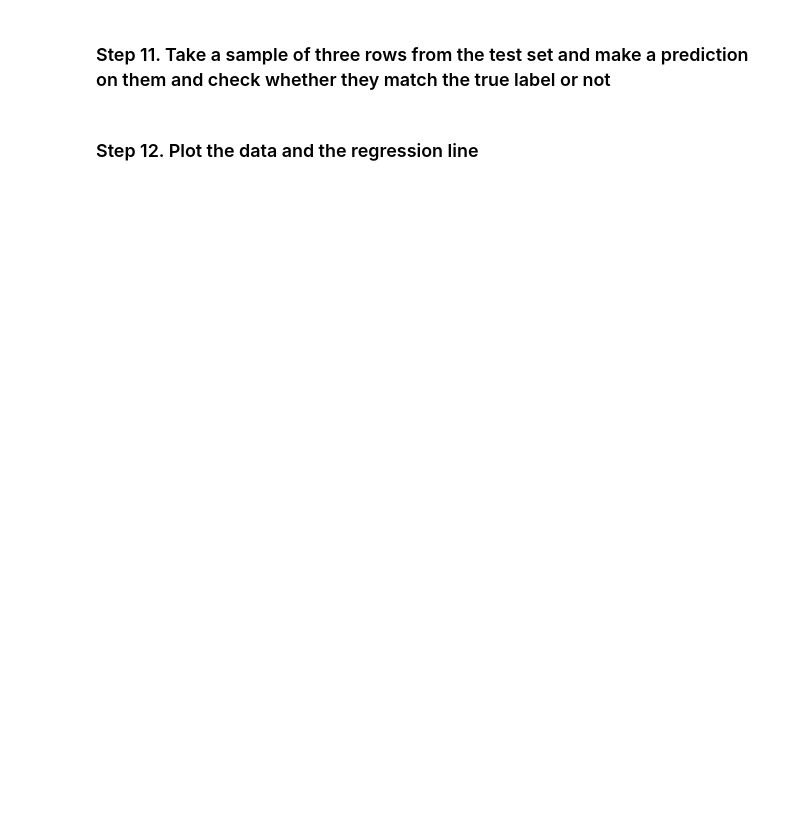
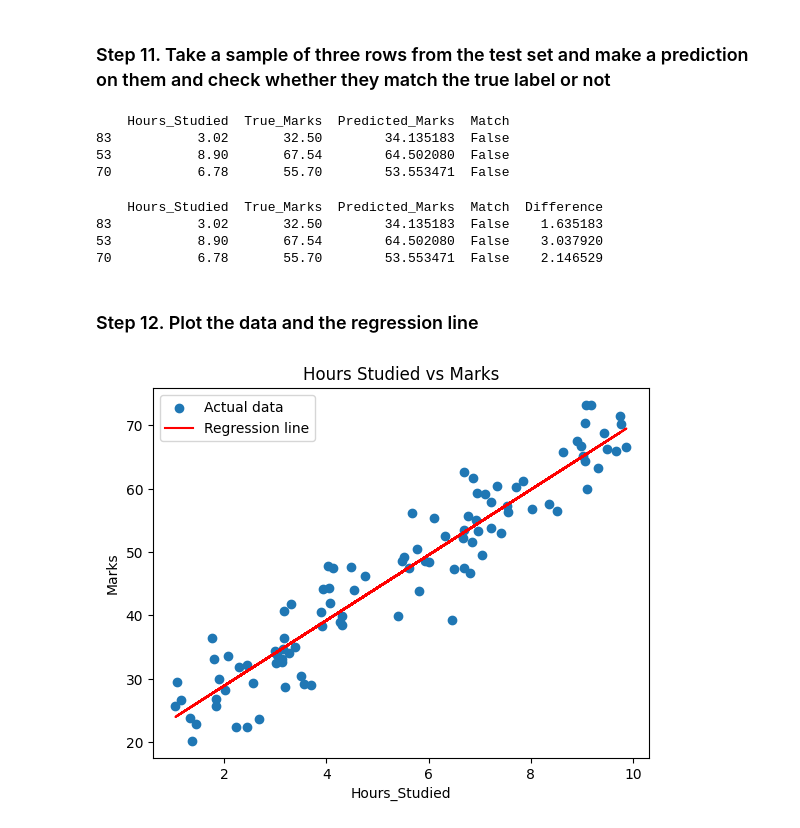
Before and after one commit to hanoufalmogri/python, a Jupyter notebook: student/exercises/week 3 exercises/Exer1.ipynb, the cells around one changed output. Saved outputs shown, nothing was run; the diff lists cells and outputs as text; code cells hidden in the pictures; blank space fills up the shorter version.

```diff
--- a/student/exercises/week 3 exercises/Exer1.ipynb
+++ b/student/exercises/week 3 exercises/Exer1.ipynb
@@ -36,6 +105,18 @@ df = pd.read_csv("https://raw.githubusercontent.com/HassanAlgoz/B5/main/content/
 # %% [markdown]
 ### Step 7. Initialize a `LinearRegression` model
+# %%
+from sklearn.linear_model import LinearRegression
+
+model = LinearRegression()
 # %% [markdown]
 ### Step 8. Split the dataset into train and test sets
+# %%
+from sklearn.model_selection import train_test_split
+
+X_train, X_test, y_train, y_test = train_test_split(
+    X, y, test_size=0.2, random_state=42
+)
 # %% [markdown]
 ### Step 9.a Train the model on the training set
+# %%
+model.fit(X_train, y_train)
@@ -52,2 +161,19 @@ df = pd.read_csv("https://raw.githubusercontent.com/HassanAlgoz/B5/main/content/
 # %% [markdown]
 ### Step 11. Take a sample of three rows from the test set and make a prediction on them and check whether they match the true label or not
+# %%
+sample_X = X_test.head(3)
+sample_y = y_test.head(3)
+
+predictions = model.predict(sample_X)
+
+results = sample_X.copy()
+results["True_Marks"] = sample_y.values
+results["Predicted_Marks"] = predictions
+results["Match"] = results["True_Marks"] == results["Predicted_Marks"]
+
+print(results)
+# %% [output]
+    Hours_Studied  True_Marks  Predicted_Marks  Match
+83           3.02       32.50        34.135183  False
+53           8.90       67.54        64.502080  False
+70           6.78       55.70        53.553471  False
@@ -53,0 +185,10 @@ df = pd.read_csv("https://raw.githubusercontent.com/HassanAlgoz/B5/main/content/
+# %%
+# in the regression problems its better to use the following code to test whether the predicted marks are close to the true marks or not
+
+results["Difference"] = abs(results["True_Marks"] - results["Predicted_Marks"])
+print(results)
+# %% [output]
+    Hours_Studied  True_Marks  Predicted_Marks  Match  Difference
+83           3.02       32.50        34.135183  False    1.635183
+53           8.90       67.54        64.502080  False    3.037920
+70           6.78       55.70        53.553471  False    2.146529
@@ -54,2 +197,16 @@ df = pd.read_csv("https://raw.githubusercontent.com/HassanAlgoz/B5/main/content/
 # %% [markdown]
 ### Step 12. Plot the data and the regression line
+# %%
+import matplotlib.pyplot as plt
+
+y_pred_line = model.predict(X)
+
+plt.scatter(X["Hours_Studied"], y, label="Actual data")
+plt.plot(X["Hours_Studied"], y_pred_line, color="red", label="Regression line")
+plt.xlabel("Hours_Studied")
+plt.ylabel("Marks")
+plt.title("Hours Studied vs Marks")
+plt.legend()
+plt.show()
+# %% [output]
+[figure, added]
```
Also changed, not shown: parts of 17 cells of this notebook, 1 other file.
